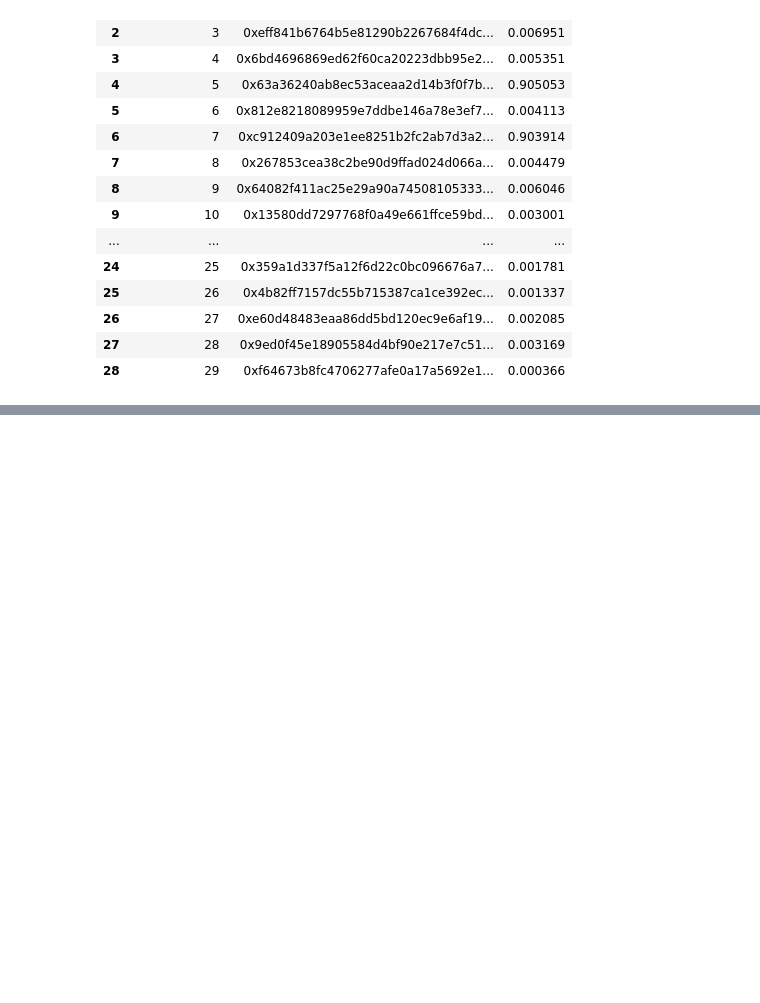
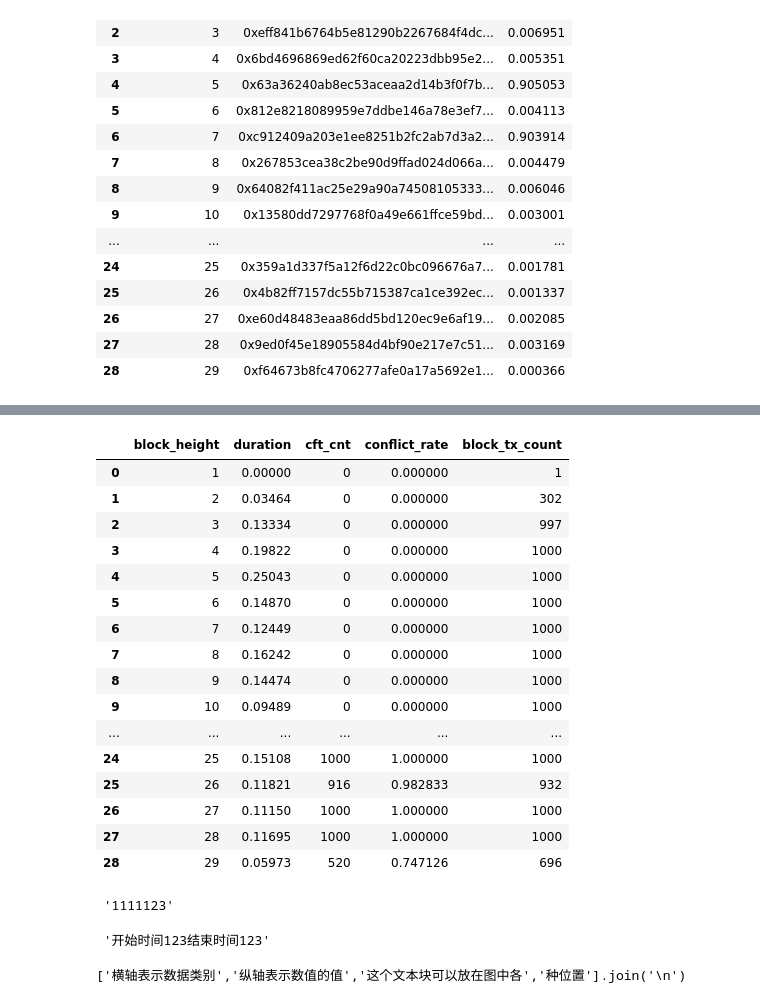
Before and after one commit to ICT-BCLab/RecorderfileFlask_fisco, a Jupyter notebook: run/processData.ipynb, the cells around one changed output, grey strips where cells are left out. Cells and saved outputs as stored; diff of their text form; code cells hidden in the pictures; blank space fills up the shorter version.

```diff
--- a/run/processData.ipynb
+++ b/run/processData.ipynb
@@ -309,0 +465,42 @@ dd
+# %%
+import pandas as pd
+filepath = "/Users/bethestar/Downloads/myFiscoBcos/fisco/nodes/127.0.0.1/node0/log_record/"
+
+def calculate_duration(end_time, start_time):
+    formatted_time = "%Y-%m-%d %H:%M:%S.%f"
+    end_time = datetime.strptime(end_time, formatted_time)
+    start_time = datetime.strptime(start_time, formatted_time)
+    return (end_time - start_time).total_seconds()
+# # 定义计算duration的函数
+# def calculate_duration(times):
+#     return max(times) - min(times)
+
+# 读取CSV文件
+df = pd.read_csv(filepath+'block_tx_conflict_rate.csv')
+
+# 按block_height分组
+grouped = df.groupby('block_height')
+
+# 创建一个新的DataFrame来存储结果
+new_df = pd.DataFrame(columns=['block_height', 'duration', 'cft_cnt', 'conflict_rate', 'block_tx_count'])
+
+# 对于每个group
+for name, group in grouped:
+    # 计算duration
+    duration = calculate_duration(group['measure_time'].max(), group['measure_time'].min())
+
+    # 计算cft_cnt
+    cft_cnt = max(group['conflict_count'])
+    block_tx_count = max(group['block_tx_count'])
+    if cft_cnt > block_tx_count:
+        cft_cnt = block_tx_count
+
+    # 计算conflict_rate
+    conflict_rate = cft_cnt / block_tx_count
+
+    # 将结果添加到新的DataFrame中
+    new_row = pd.DataFrame({'block_height': [name], 'duration': [duration], 'cft_cnt': [cft_cnt], 'conflict_rate': [conflict_rate], 'block_tx_count': [block_tx_count]})
+    new_df = pd.concat([new_df, new_row], ignore_index=True)
+
+# 打印结果
+print(new_df)
@@ -309,0 +525,35 @@ dd
+# %%
+new_df
+# %% [output]
+|  | block_height | duration | cft_cnt | conflict_rate | block_tx_count |
+| 0 | 1 | 0.00000 | 0 | 0.000000 | 1 |
+| 1 | 2 | 0.03464 | 0 | 0.000000 | 302 |
+| 2 | 3 | 0.13334 | 0 | 0.000000 | 997 |
+| 3 | 4 | 0.19822 | 0 | 0.000000 | 1000 |
+| 4 | 5 | 0.25043 | 0 | 0.000000 | 1000 |
+| 5 | 6 | 0.14870 | 0 | 0.000000 | 1000 |
+| 6 | 7 | 0.12449 | 0 | 0.000000 | 1000 |
+| 7 | 8 | 0.16242 | 0 | 0.000000 | 1000 |
+| 8 | 9 | 0.14474 | 0 | 0.000000 | 1000 |
+| 9 | 10 | 0.09489 | 0 | 0.000000 | 1000 |
+| ... | ... | ... | ... | ... | ... |
+| 24 | 25 | 0.15108 | 1000 | 1.000000 | 1000 |
+| 25 | 26 | 0.11821 | 916 | 0.982833 | 932 |
+| 26 | 27 | 0.11150 | 1000 | 1.000000 | 1000 |
+| 27 | 28 | 0.11695 | 1000 | 1.000000 | 1000 |
+| 28 | 29 | 0.05973 | 520 | 0.747126 | 696 |
+# %%
+print(" '1111" + str(123) + "'")
+# %% [output]
+ '1111123'
+# %%
+print(" '开始时间" + str(123) +"结束时间" + str(123) + "'")
+# %% [output]
+ '开始时间123结束时间123'
+# %%
+print("['横轴表示数据类别',"
+                                "'纵轴表示数值的值',"
+                                "'这个文本块可以放在图中各',"
+                                "'种位置'].join('\\n')")
+# %% [output]
+['横轴表示数据类别','纵轴表示数值的值','这个文本块可以放在图中各','种位置'].join('\n')
```
Also changed, not shown: parts of 15 cells of this notebook, 2 other files.
